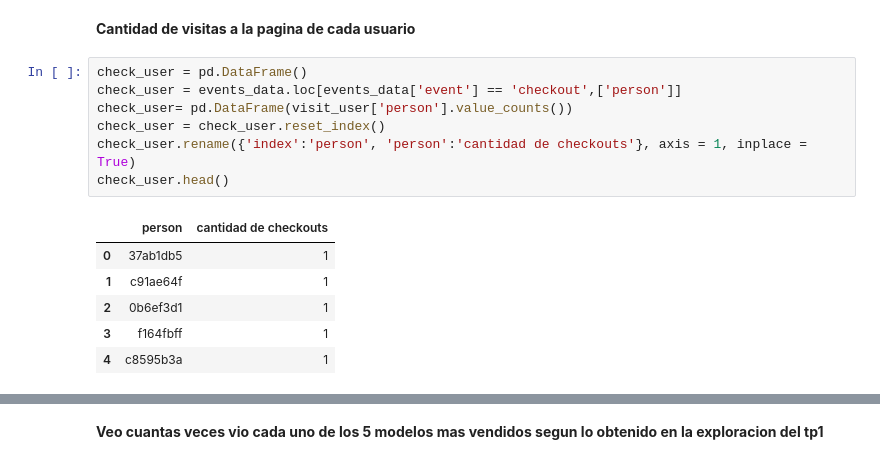
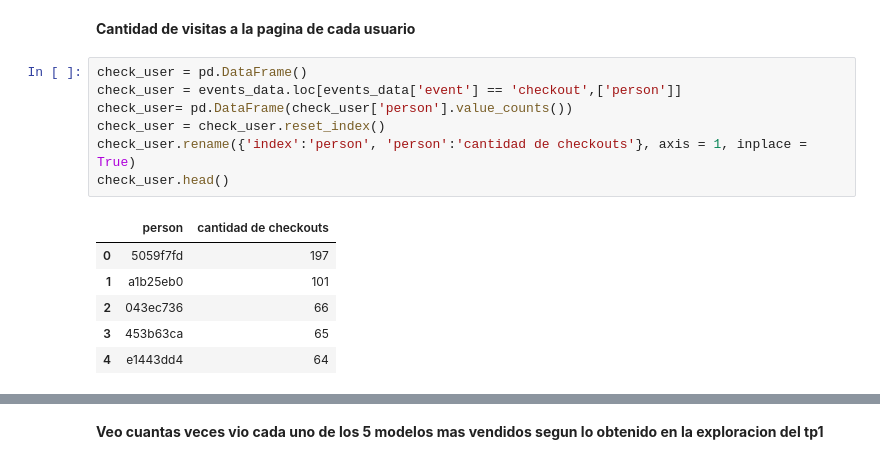
Before and after one commit to Blaz77/DatosReloaded, a Jupyter notebook: TP2/resolucion2.ipynb, the cells around one changed output, grey strips where cells are left out. Saved outputs shown, nothing was run; the diff lists cells and outputs as text.

```diff
--- a/TP2/resolucion2.ipynb
+++ b/TP2/resolucion2.ipynb
@@ -192,17 +201,17 @@ True
 # %%
 check_user = pd.DataFrame()
 check_user = events_data.loc[events_data['event'] == 'checkout',['person']]
-check_user= pd.DataFrame(visit_user['person'].value_counts())
+check_user= pd.DataFrame(check_user['person'].value_counts())
 check_user = check_user.reset_index()
 check_user.rename({'index':'person', 'person':'cantidad de checkouts'}, axis = 1, inplace = True)
 check_user.head()
 # %% [output]
 |  | person | cantidad de checkouts |
-| 0 | 37ab1db5 | 1 |
-| 1 | c91ae64f | 1 |
-| 2 | 0b6ef3d1 | 1 |
-| 3 | f164fbff | 1 |
-| 4 | c8595b3a | 1 |
+| 0 | 5059f7fd | 197 |
+| 1 | a1b25eb0 | 101 |
+| 2 | 043ec736 | 66 |
+| 3 | 453b63ca | 65 |
+| 4 | e1443dd4 | 64 |
 # %%
 features = features.merge(check_user, on = 'person', how = 'left')
 #features['cantidad de checkouts'] = features['cantidad de checkouts'].fillna(0)
```
Also changed, not shown: parts of 19 cells of this notebook.
